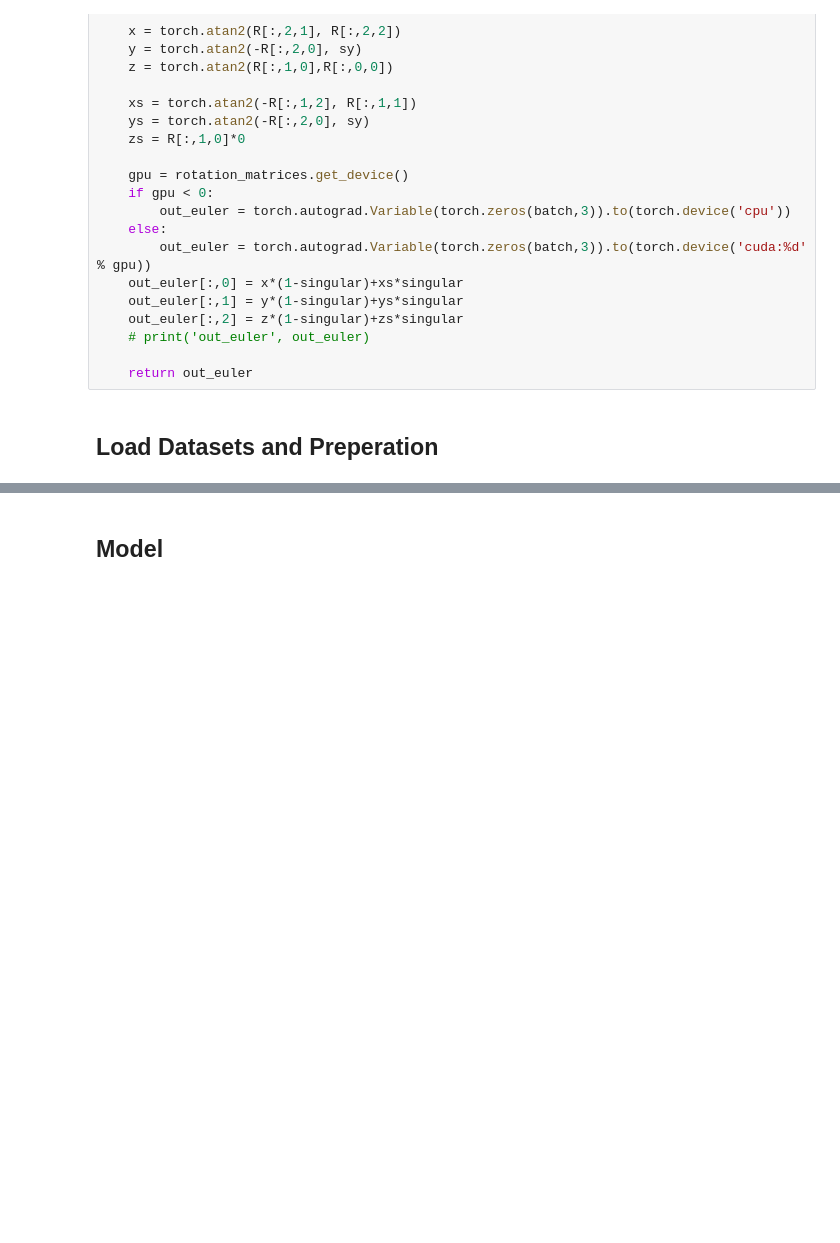
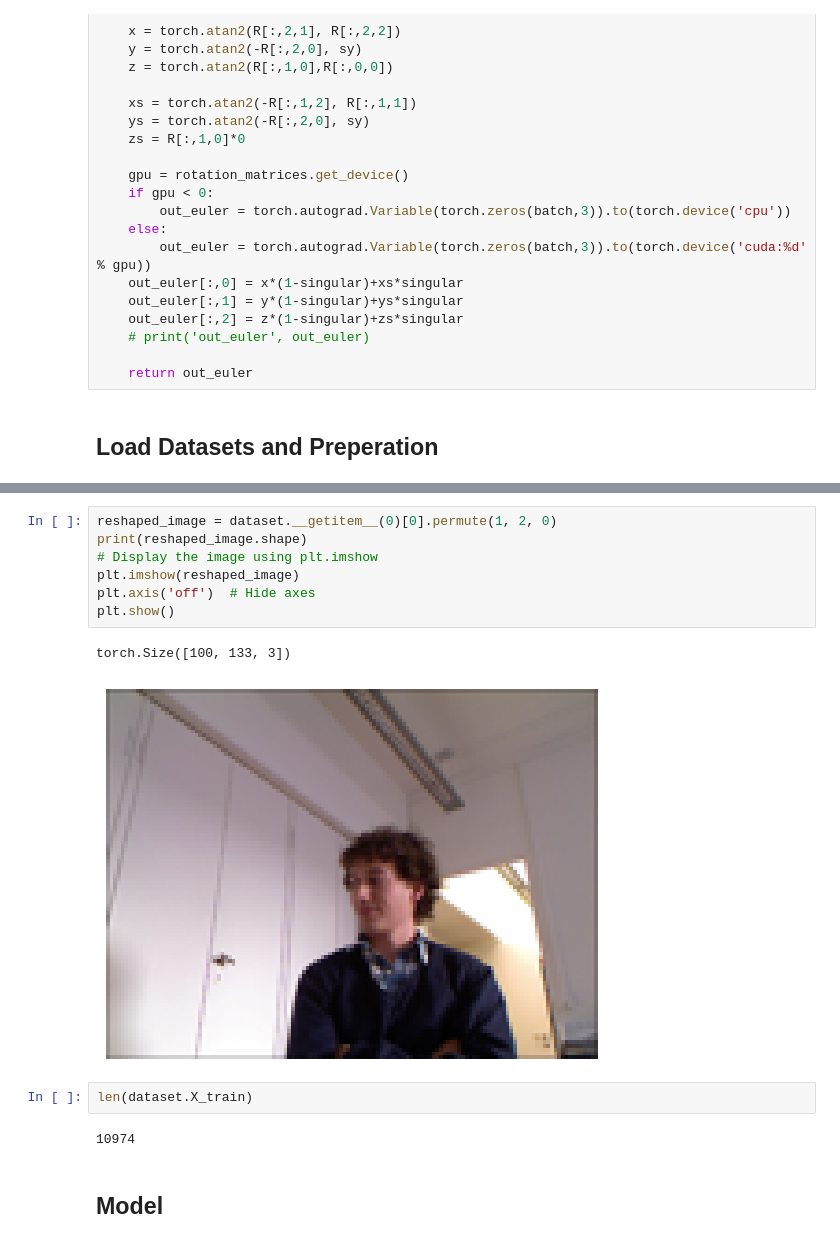
Before and after one commit to lukass-code/Head_pose, a Jupyter notebook: Headpose_estimation.ipynb, the cells around one changed output, grey strips where cells are left out. Drawn from its saved outputs; the diff is of its cells as text; blank space fills up the shorter version.

```diff
--- a/Headpose_estimation.ipynb
+++ b/Headpose_estimation.ipynb
@@ -141,3 +167,17 @@ print(dataset.__getitem__(1))
+# %%
+reshaped_image = dataset.__getitem__(0)[0].permute(1, 2, 0)
+print(reshaped_image.shape)
+# Display the image using plt.imshow
+plt.imshow(reshaped_image)
+plt.axis('off')  # Hide axes
+plt.show()
+# %% [output]
+torch.Size([100, 133, 3])
+[figure, added]
+# %%
+len(dataset.X_train)
+# %% [output]
+10974
 # %% [markdown]
 ## Model
 # %% [markdown]
```
Also changed, not shown: parts of 9 cells of this notebook.
